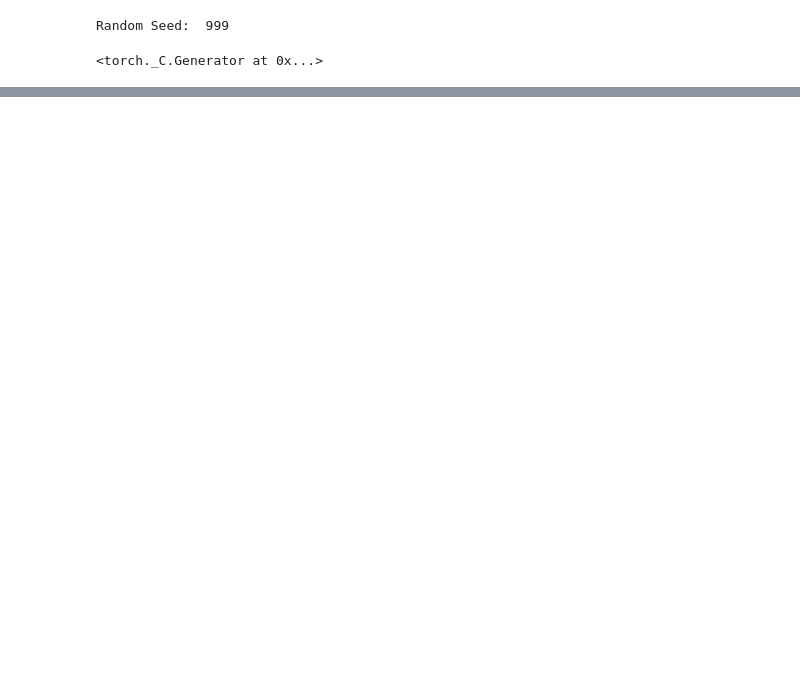
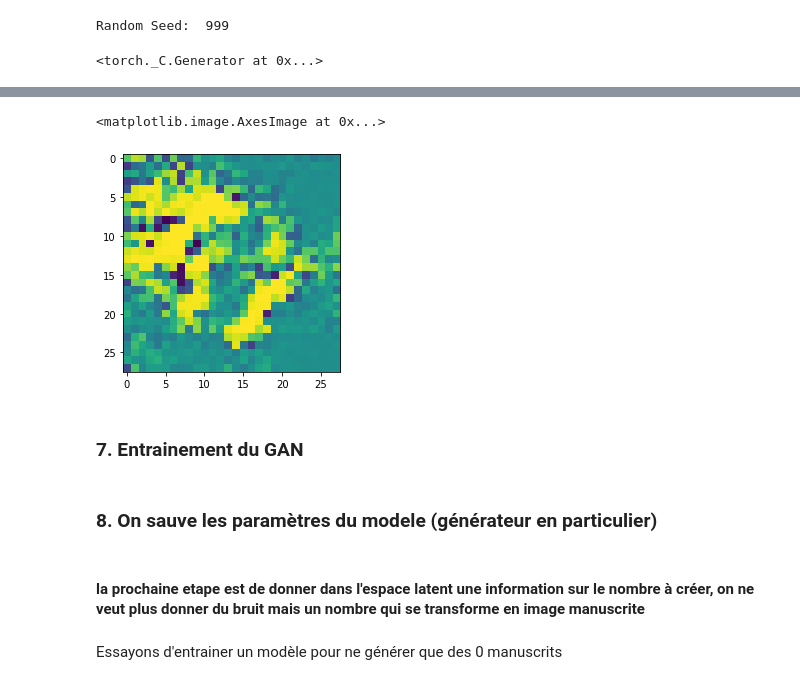
Before and after one commit to hippolyte456/GenerativeNN, a Jupyter notebook: digitGAN.ipynb, the cells around one changed output, grey strips where cells are left out. Drawn from its saved outputs; the diff is of its cells as text; code cells hidden in the pictures; blank space fills up the shorter version.

```diff
--- a/digitGAN.ipynb
+++ b/digitGAN.ipynb
@@ -293 +318,12 @@ plt.imshow(np.transpose(vutils.make_grid(img_list, padding=2, normalize=True).cp
+# %%
+#on récupère le premier élement de fixed_noise
+entry_noise = fixed_noise[15].unsqueeze(0)
+output = netG(entry_noise)
+img = output.detach().cpu().numpy()
+plt.imshow(img[0][0])
+# %% [output]
+<matplotlib.image.AxesImage at 0x...>
+[figure, added]
+# %% [markdown]
+### 7. Entrainement du GAN
 # %%
@@ -372,3 +409,5 @@ for epoch in range(num_epochs):
             img_list.append(vutils.make_grid(fake, padding=2, normalize=True))
 
         iters += 1
+# %% [markdown]
+### 8. On sauve les paramètres du modele (générateur en particulier)
@@ -374,0 +423,4 @@ for epoch in range(num_epochs):
+# %% [markdown]
+#### la prochaine etape est de donner dans l'espace latent une information sur le nombre à créer, on ne veut plus donner du bruit mais un nombre qui se transforme en image manuscrite
+# %% [markdown]
+Essayons d'entrainer un modèle pour ne générer que des 0 manuscrits
```
Also changed, not shown: parts of 36 cells of this notebook, 10 other files.
